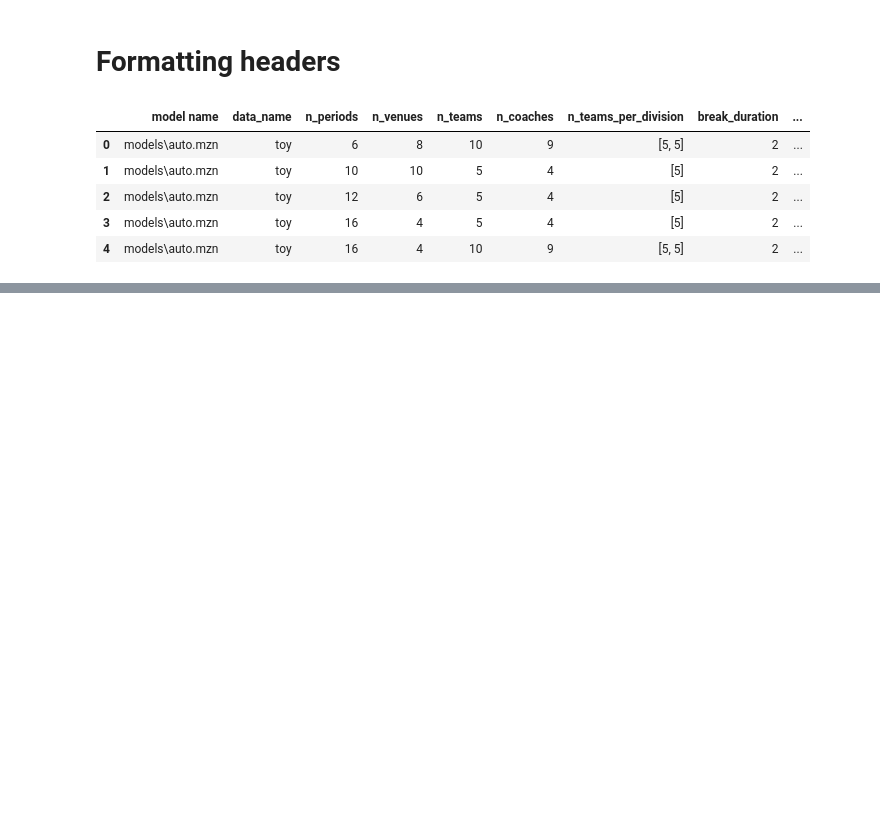
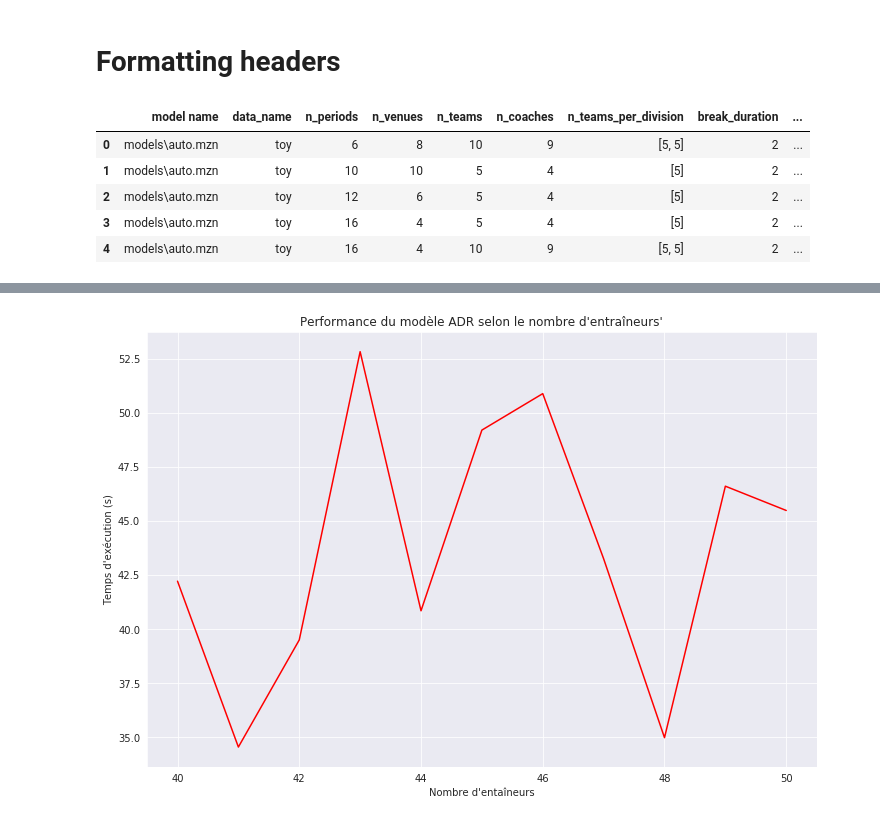
Before and after one commit to Samuel-Levesque/Projet_IFT7020, a Jupyter notebook: code/generate_results_graphs.ipynb, the cells around one changed output, grey strips where cells are left out. Drawn from its saved outputs; the diff is of its cells as text; code cells hidden in the pictures; blank space fills up the shorter version.

```diff
--- a/code/generate_results_graphs.ipynb
+++ b/code/generate_results_graphs.ipynb
@@ -42,0 +151,8 @@ les colonnes pour insatisfiable : model name n_periods n_venues n_teams n_coache
+# %%
+results = pandas.read_csv(
+    "/Users/Samuel_Levesque/Documents/GitHub/Projet_IFT7020/results/test_scenario_50_teams_40-50_coaches/satisfiable.out",
+    header=None, sep=";")
+# %%
+results.columns = ["model_name", "n_teams", "n_periods", "n_divisions",
+                  "n_venues", "n_coaches", "time", "nodes", "nogoods"]
+results
@@ -42,0 +175,18 @@ les colonnes pour insatisfiable : model name n_periods n_venues n_teams n_coache
+# %%
+sn.set_style("darkgrid")
+# %%
+fig, ax = plt.subplots(1, figsize=(12, 8))
+
+sn.lineplot(
+    x="n_coaches",
+    y="time",
+    data=results,
+    color="red"
+).set_title("Performance du modèle ADR selon le nombre d'entraîneurs'")
+
+ax.set_xlabel("Nombre d'entaîneurs")
+ax.set_ylabel("Temps d'exécution (s)")
+
+plt.savefig("/Users/Samuel_Levesque/Documents/GitHub/Projet_IFT7020/results/coaches_results.png")
+# %% [output]
+[figure, added]
```
Also changed, not shown: parts of 16 cells of this notebook, 3 other files.
